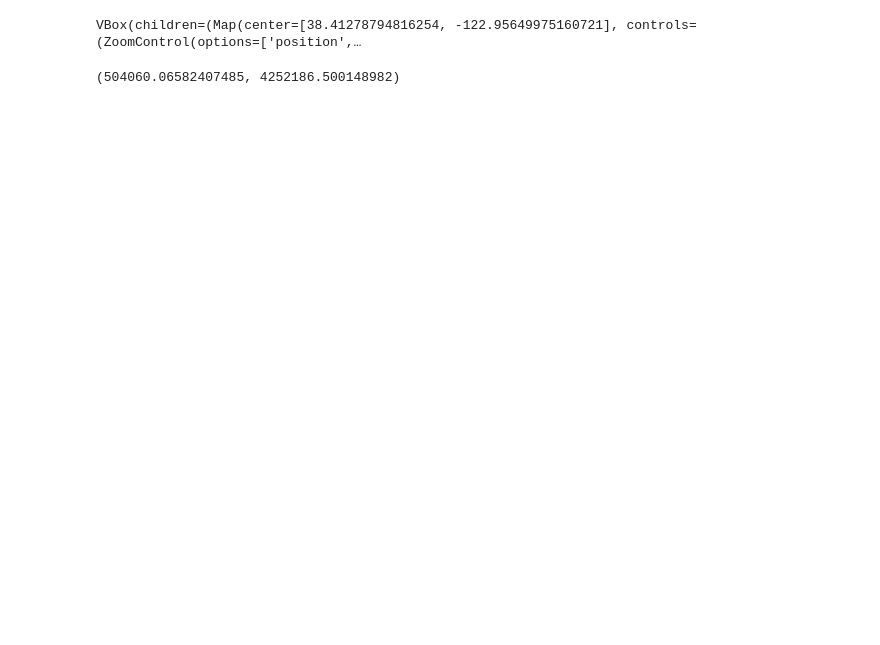
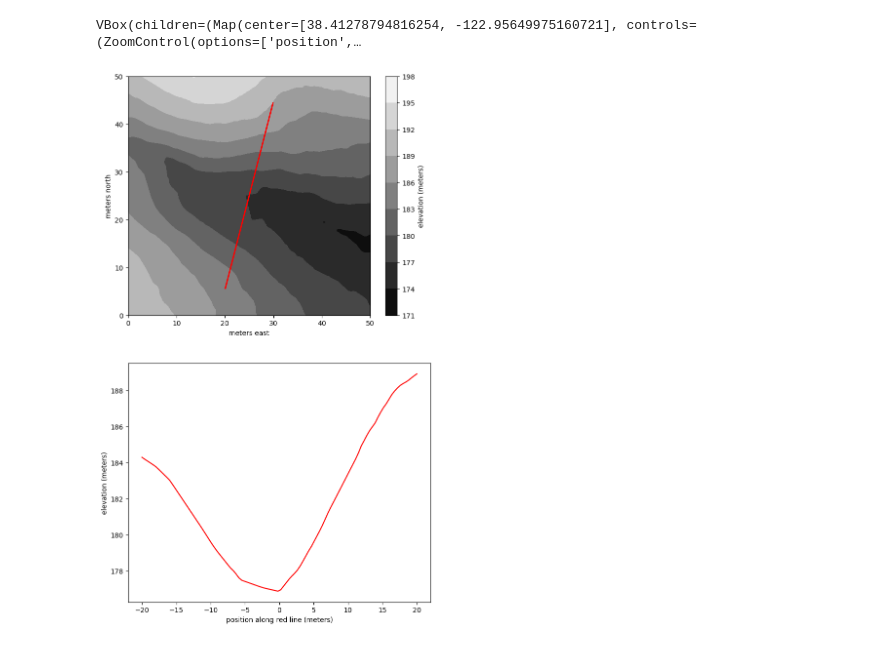
Before and after one commit to dsi-rse/gully-map, a Jupyter notebook: notebooks/convolution-kernels.ipynb, the cells around one changed output. Drawn from its saved outputs; the diff is of its cells as text; code cells hidden in the pictures; blank space fills up the shorter version.

```diff
--- a/notebooks/convolution-kernels.ipynb
+++ b/notebooks/convolution-kernels.ipynb
@@ -220,8 +222,44 @@ m.on_interaction(handle_map_click)
 display(VBox([m, out]))
 # %% [output]
 VBox(children=(Map(center=[38.41278794816254, -122.95649975160721], controls=(ZoomControl(options=['position',…
-# %%
-longitude, latitude = [-122.95349121093751, 38.41791738627804]
-pyproj.Transformer.from_crs("EPSG:4326", crs, always_xy=True).transform(longitude, latitude)
-# %% [output]
-(504060.06582407485, 4252186.500148982)
+# %%
+fig, ax = plt.subplots(2, 1, figsize=(8, 14))
+
+longitude, latitude = [-122.95384526252748, 38.4146597775645]
+col, row = map(int, ~transform * pyproj.Transformer.from_crs("EPSG:4326", crs, always_xy=True).transform(longitude, latitude))
+
+local = elevation[
+    max(0, row - 50):min(elevation.shape[0], row + 51),
+    max(0, col - 50):min(elevation.shape[1], col + 51),
+]
+local = local[::-1, :]
+assert local.shape == (101, 101)
+
+minimum = minimize_scalar(lambda angle: np.sum(line_in_disk(50, angle, linelength=20) * local), bounds=(0, 180), method="bounded")
+assert minimum.success
+angle = minimum.x
+
+x0 = 50 - 40*np.sin(angle * np.pi/180)
+x1 = 50 + 40*np.sin(angle * np.pi/180)
+y0 = 50 - 40*np.cos(angle * np.pi/180)
+y1 = 50 + 40*np.cos(angle * np.pi/180)
+length = np.sqrt((x1 - x0)**2 + (y1 - y0)**2)
+
+contour = ax[0].contourf(local, cmap="grey")
+ax[0].plot([x0, x1], [y0, y1], c="red", lw=2)
+ax[0].set_xticks([0, 20, 40, 60, 80, 100], ["0", "10", "20", "30", "40", "50"])
+ax[0].set_yticks([0, 20, 40, 60, 80, 100], ["0", "10", "20", "30", "40", "50"])
+ax[0].set_xlabel("meters east")
+ax[0].set_ylabel("meters north")
+fig.colorbar(contour, ax=ax[0], label="elevation (meters)")
+
+x_vals = np.linspace(x0, x1, 100)
+y_vals = np.linspace(y0, y1, 100)
+profile = map_coordinates(local, np.vstack([y_vals, x_vals]), order=1)
+ax[1].plot(np.linspace(-length/4, length/4, len(profile)), profile, c="red")
+ax[1].set_xlabel("position along red line (meters)")
+ax[1].set_ylabel("elevation (meters)")
+
+None
+# %% [output]
+[figure, added]
```
Also changed, not shown: parts of 3 cells of this notebook.
